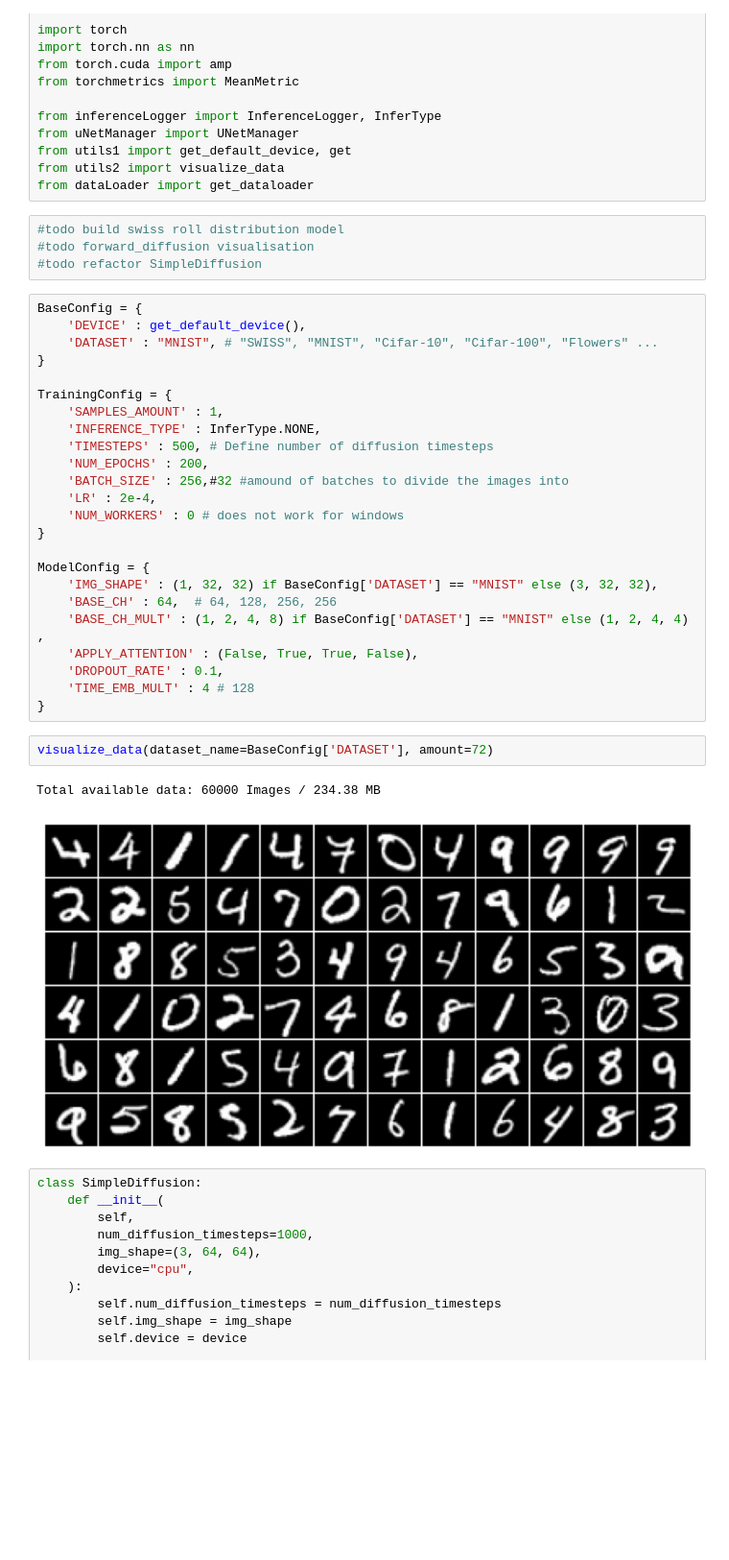
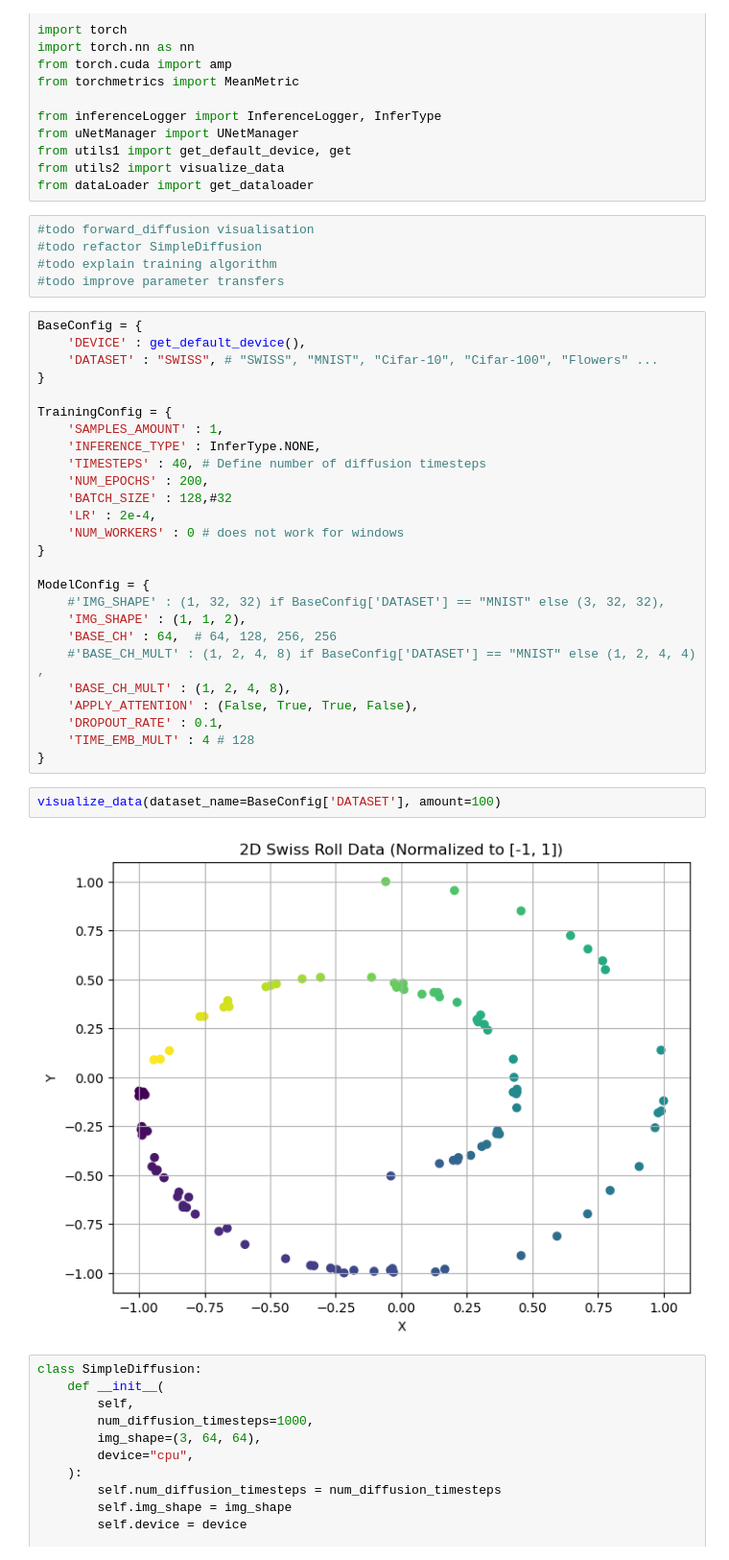
Before and after one commit to Grazvy/Diffusion_Models_demonstration, a Jupyter notebook: DDPM.ipynb, the cells around one changed output. Shown at 96% size. Saved outputs shown, nothing was run; the diff lists cells and outputs as text; blank space fills up the shorter version.

Commit message:
implemented 2D swiss roll distribution loader

```diff
--- a/DDPM.ipynb
+++ b/DDPM.ipynb
@@ -15,38 +15,40 @@ from utils1 import get_default_device, get
 from utils2 import visualize_data
 from dataLoader import get_dataloader
 # %%
-#todo build swiss roll distribution model
 #todo forward_diffusion visualisation
 #todo refactor SimpleDiffusion
+#todo explain training algorithm
+#todo improve parameter transfers
 # %%
 BaseConfig = {
     'DEVICE' : get_default_device(),
-    'DATASET' : "MNIST", # "SWISS", "MNIST", "Cifar-10", "Cifar-100", "Flowers" ...
+    'DATASET' : "SWISS", # "SWISS", "MNIST", "Cifar-10", "Cifar-100", "Flowers" ...
 }
 
 TrainingConfig = {
     'SAMPLES_AMOUNT' : 1,
     'INFERENCE_TYPE' : InferType.NONE,
-    'TIMESTEPS' : 500, # Define number of diffusion timesteps
+    'TIMESTEPS' : 40, # Define number of diffusion timesteps
     'NUM_EPOCHS' : 200,
-    'BATCH_SIZE' : 256,#32 #amound of batches to divide the images into
+    'BATCH_SIZE' : 128,#32
     'LR' : 2e-4,
     'NUM_WORKERS' : 0 # does not work for windows
 }
 
 ModelConfig = {
-    'IMG_SHAPE' : (1, 32, 32) if BaseConfig['DATASET'] == "MNIST" else (3, 32, 32),
+    #'IMG_SHAPE' : (1, 32, 32) if BaseConfig['DATASET'] == "MNIST" else (3, 32, 32),
+    'IMG_SHAPE' : (1, 1, 2),
     'BASE_CH' : 64,  # 64, 128, 256, 256
-    'BASE_CH_MULT' : (1, 2, 4, 8) if BaseConfig['DATASET'] == "MNIST" else (1, 2, 4, 4) ,
+    #'BASE_CH_MULT' : (1, 2, 4, 8) if BaseConfig['DATASET'] == "MNIST" else (1, 2, 4, 4) ,
+    'BASE_CH_MULT' : (1, 2, 4, 8),
     'APPLY_ATTENTION' : (False, True, True, False),
     'DROPOUT_RATE' : 0.1,
     'TIME_EMB_MULT' : 4 # 128
 }
 # %%
-visualize_data(dataset_name=BaseConfig['DATASET'], amount=72)
+visualize_data(dataset_name=BaseConfig['DATASET'], amount=100)
 # %% [output]
-Total available data: 60000 Images / 234.38 MB
-[figure, old version]
+[figure, new version]
 # %%
 class SimpleDiffusion:
     def __init__(
```
Also changed, not shown: parts of 2 cells of this notebook, 2 other files.
